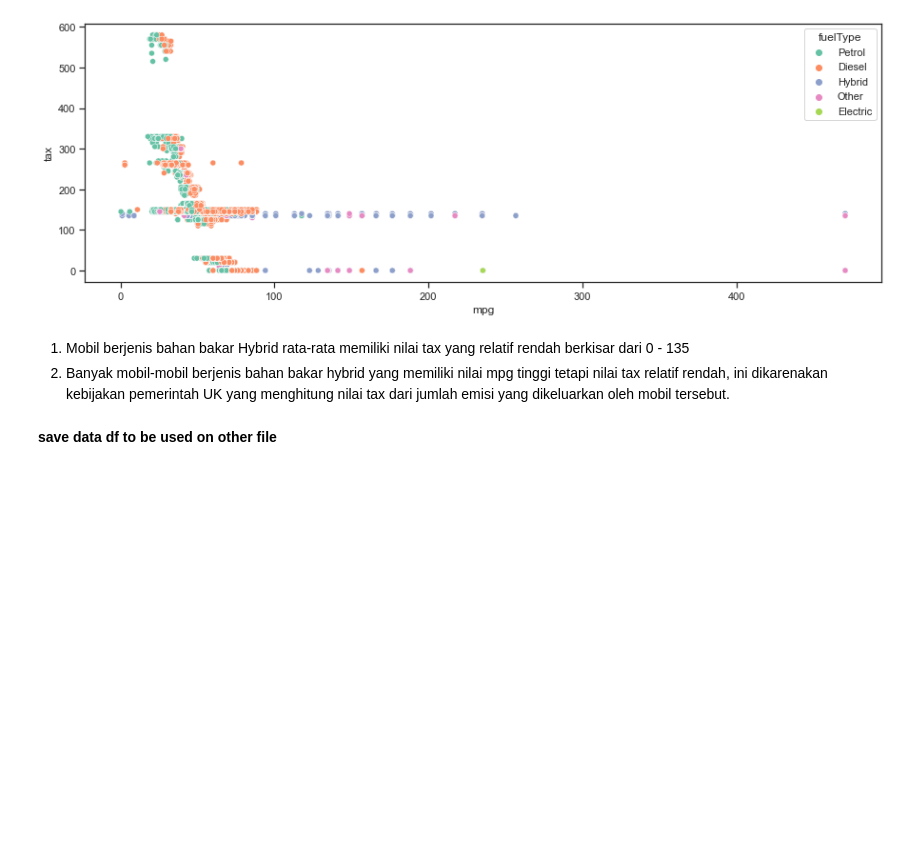
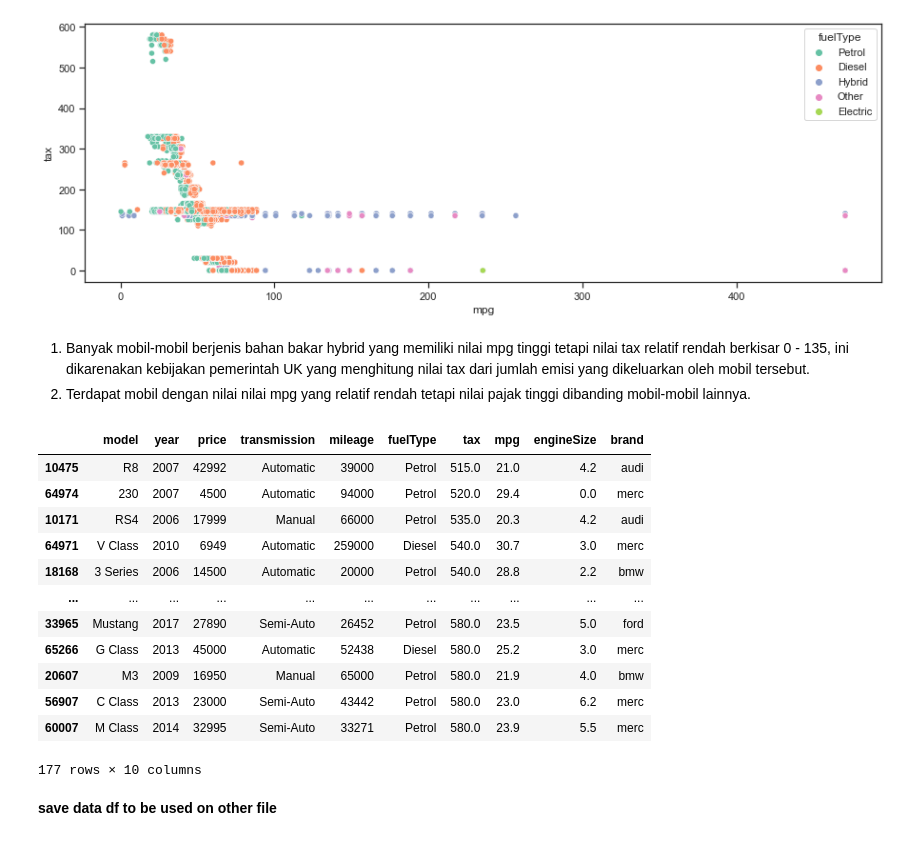
Before and after one commit to riensa/used_car_price_prediction, a Jupyter notebook: 01 EDA.ipynb, the cells around one changed output. Saved outputs shown, nothing was run; the diff lists cells and outputs as text; code cells hidden in the pictures; blank space fills up the shorter version.

```diff
--- a/01 EDA.ipynb
+++ b/01 EDA.ipynb
@@ -494,8 +494,24 @@ plt.show()
 # %% [output]
 [figure]
 # %% [markdown]
-1. Mobil berjenis bahan bakar Hybrid rata-rata memiliki nilai tax yang relatif rendah berkisar dari 0 - 135
-2. Banyak mobil-mobil berjenis bahan bakar hybrid yang memiliki nilai mpg tinggi tetapi nilai tax relatif rendah, ini dikarenakan kebijakan pemerintah UK yang menghitung nilai tax dari jumlah emisi yang dikeluarkan oleh mobil tersebut.
+1. Banyak mobil-mobil berjenis bahan bakar hybrid yang memiliki nilai mpg tinggi tetapi nilai tax relatif rendah berkisar 0 - 135, ini dikarenakan kebijakan pemerintah UK yang menghitung nilai tax dari jumlah emisi yang dikeluarkan oleh mobil tersebut.
+2. Terdapat mobil dengan nilai nilai mpg yang relatif rendah tetapi nilai pajak tinggi dibanding mobil-mobil lainnya.
+# %%
+df[df['tax'] > 450].sort_values('tax')
+# %% [output]
+|  | model | year | price | transmission | mileage | fuelType | tax | mpg | engineSize | brand |
+| 10475 | R8 | 2007 | 42992 | Automatic | 39000 | Petrol | 515.0 | 21.0 | 4.2 | audi |
+| 64974 | 230 | 2007 | 4500 | Automatic | 94000 | Petrol | 520.0 | 29.4 | 0.0 | merc |
+| 10171 | RS4 | 2006 | 17999 | Manual | 66000 | Petrol | 535.0 | 20.3 | 4.2 | audi |
+| 64971 | V Class | 2010 | 6949 | Automatic | 259000 | Diesel | 540.0 | 30.7 | 3.0 | merc |
+| 18168 | 3 Series | 2006 | 14500 | Automatic | 20000 | Petrol | 540.0 | 28.8 | 2.2 | bmw |
+| ... | ... | ... | ... | ... | ... | ... | ... | ... | ... | ... |
+| 33965 | Mustang | 2017 | 27890 | Semi-Auto | 26452 | Petrol | 580.0 | 23.5 | 5.0 | ford |
+| 65266 | G Class | 2013 | 45000 | Automatic | 52438 | Diesel | 580.0 | 25.2 | 3.0 | merc |
+| 20607 | M3 | 2009 | 16950 | Manual | 65000 | Petrol | 580.0 | 21.9 | 4.0 | bmw |
+| 56907 | C Class | 2013 | 23000 | Semi-Auto | 43442 | Petrol | 580.0 | 23.0 | 6.2 | merc |
+| 60007 | M Class | 2014 | 32995 | Semi-Auto | 33271 | Petrol | 580.0 | 23.9 | 5.5 | merc |
+177 rows × 10 columns
 # %% [markdown]
 **save data df to be used on other file**
 # %%
```
Also changed, not shown: 3 other files.
